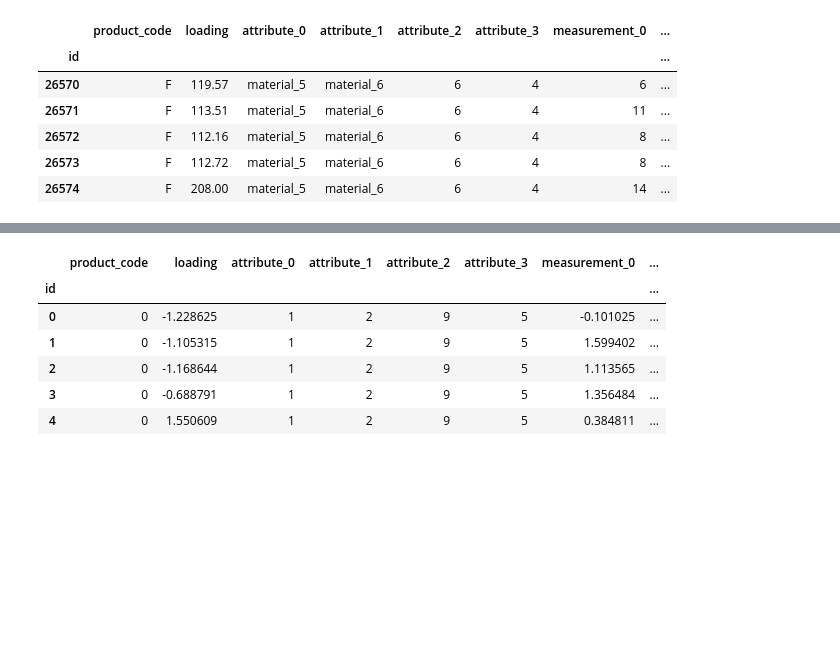
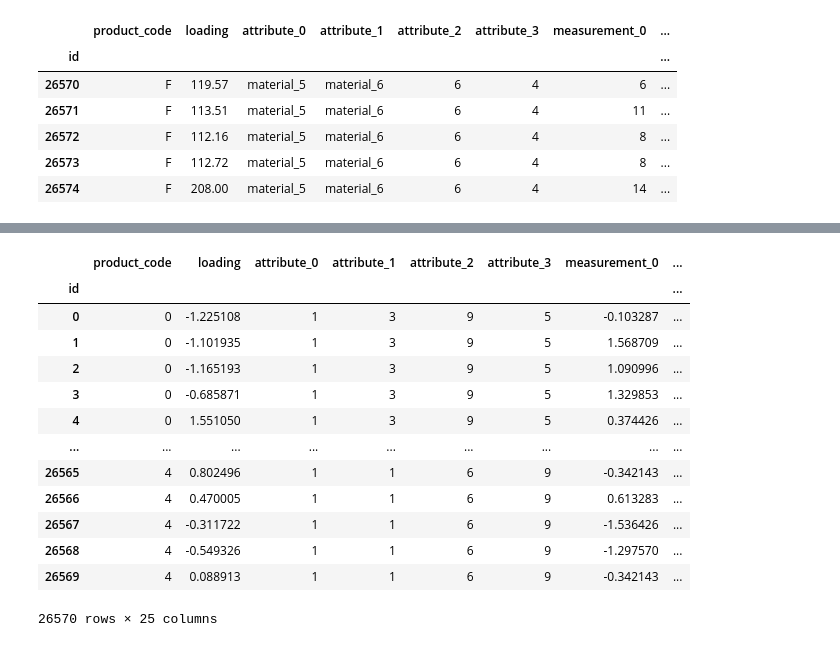
Before and after one commit to keisukecl/tabular-playground-series-aug-2022, a Jupyter notebook: logistic_regression.ipynb, the cells around one changed output, grey strips where cells are left out. Drawn from its saved outputs; the diff is of its cells as text; code cells hidden in the pictures; blank space fills up the shorter version.

```diff
--- a/logistic_regression.ipynb
+++ b/logistic_regression.ipynb
@@ -56,10 +72,8 @@ plt.show()
 # %%
 #欠損値補完（特徴量ごとの平均値を採用）
-train.fillna(train.mean(), inplace=True)
-test.fillna(test.mean(), inplace=True)
+train_test.fillna(train_test.mean(), inplace=True)
 
 #欠損値がないか確認（nullが1つもなければTrueが出力される）
-print(np.all(train.isnull().sum() == 0))
-print(np.all(test.isnull().sum() == 0))
+print(np.all(train_test.isnull().sum() == 0))
 # %% [output]
 True
@@ -67,24 +80,17 @@ True
 # %%
 #データを標準化する列を抽出（数値変数のみ）
-cols = [col for col in train.columns if col not in ["id", "product_code",
- "failure", "attribute_2", "attribute_3", "attribute_1", "attribute_0"]]
+cols = [col for col in train_test.columns if col not in ["id", "product_code",
+ "failure", "attribute_2", "attribute_3", "attribute_1", "attribute_0", "train"]]
 
-train[cols] = (train[cols] - train[cols].mean()) / train[cols].std(ddof=0)
-test[cols] = (test[cols] - test[cols].mean()) / test[cols].std(ddof=0)
+train_test[cols] = (train_test[cols] - train_test[cols].mean()) / train_test[cols].std(ddof=0)
 # %%
 #ラベルエンコーディングを実施
 
 from sklearn.preprocessing import LabelEncoder
 le = LabelEncoder()
-le.fit(train["product_code"])
-train["product_code"] = le.transform(train["product_code"])
-le.fit(train["attribute_0"])
-train["attribute_0"] = le.transform(train["attribute_0"])
-le.fit(train["attribute_1"])
-train["attribute_1"] = le.transform(train["attribute_1"])
-le.fit(test["product_code"])
-test["product_code"] = le.transform(test["product_code"])
-le.fit(test["attribute_0"])
-test["attribute_0"] = le.transform(test["attribute_0"])
-le.fit(test["attribute_1"])
-test["attribute_1"] = le.transform(test["attribute_1"])
+le.fit(train_test["product_code"])
+train_test["product_code"] = le.transform(train_test["product_code"])
+le.fit(train_test["attribute_0"])
+train_test["attribute_0"] = le.transform(train_test["attribute_0"])
+le.fit(train_test["attribute_1"])
+train_test["attribute_1"] = le.transform(train_test["attribute_1"])
@@ -113,10 +143,23 @@ ValueError: Found unknown categories [5, 8] in column 2 during transform
+# %%
+train = train_test[train_test["train"] == True]
+train= train.drop(["train"], axis = 1)
+
+test = train_test[train_test["train"] == False]
+test= test.drop(["train", "failure"], axis = 1)
 # %%
-train.head()
+train
 # %% [output]
 |  | product_code | loading | attribute_0 | attribute_1 | attribute_2 | attribute_3 | measurement_0 | ... |
 | id |  |  |  |  |  |  |  | ... |
-| 0 | 0 | -1.228625 | 1 | 2 | 9 | 5 | -0.101025 | ... |
-| 1 | 0 | -1.105315 | 1 | 2 | 9 | 5 | 1.599402 | ... |
-| 2 | 0 | -1.168644 | 1 | 2 | 9 | 5 | 1.113565 | ... |
-| 3 | 0 | -0.688791 | 1 | 2 | 9 | 5 | 1.356484 | ... |
-| 4 | 0 | 1.550609 | 1 | 2 | 9 | 5 | 0.384811 | ... |
+| 0 | 0 | -1.225108 | 1 | 3 | 9 | 5 | -0.103287 | ... |
+| 1 | 0 | -1.101935 | 1 | 3 | 9 | 5 | 1.568709 | ... |
+| 2 | 0 | -1.165193 | 1 | 3 | 9 | 5 | 1.090996 | ... |
+| 3 | 0 | -0.685871 | 1 | 3 | 9 | 5 | 1.329853 | ... |
+| 4 | 0 | 1.551050 | 1 | 3 | 9 | 5 | 0.374426 | ... |
+| ... | ... | ... | ... | ... | ... | ... | ... | ... |
+| 26565 | 4 | 0.802496 | 1 | 1 | 6 | 9 | -0.342143 | ... |
+| 26566 | 4 | 0.470005 | 1 | 1 | 6 | 9 | 0.613283 | ... |
+| 26567 | 4 | -0.311722 | 1 | 1 | 6 | 9 | -1.536426 | ... |
+| 26568 | 4 | -0.549326 | 1 | 1 | 6 | 9 | -1.297570 | ... |
+| 26569 | 4 | 0.088913 | 1 | 1 | 6 | 9 | -0.342143 | ... |
+26570 rows × 25 columns
```
Also changed, not shown: parts of 15 cells of this notebook.
